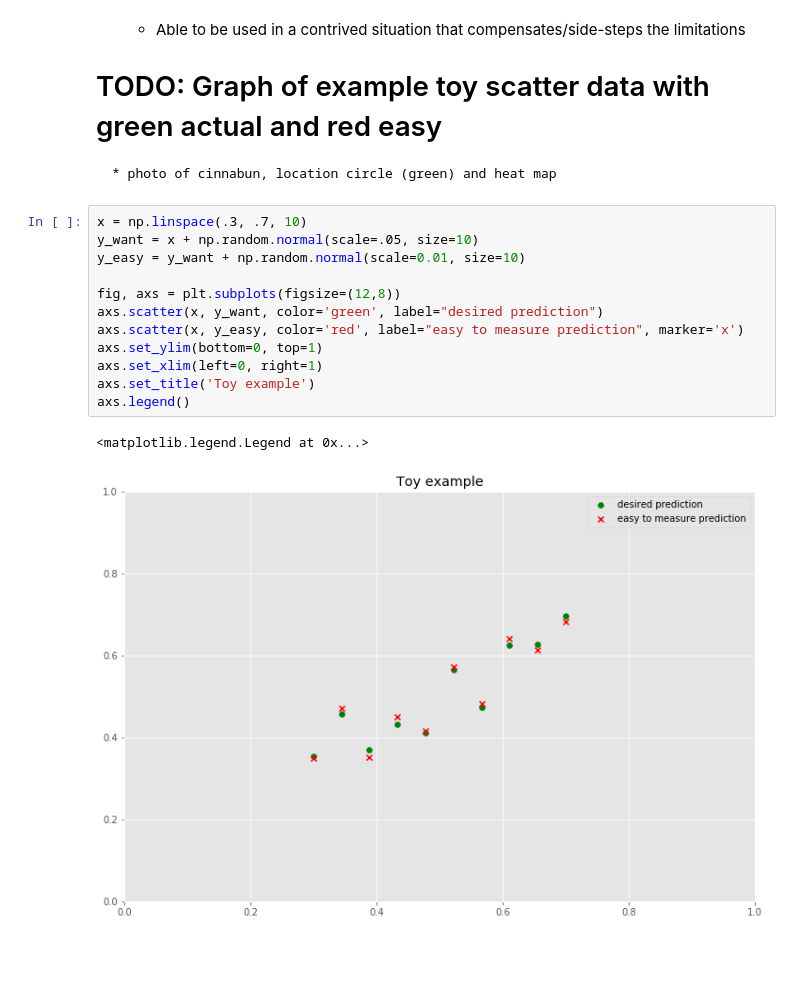
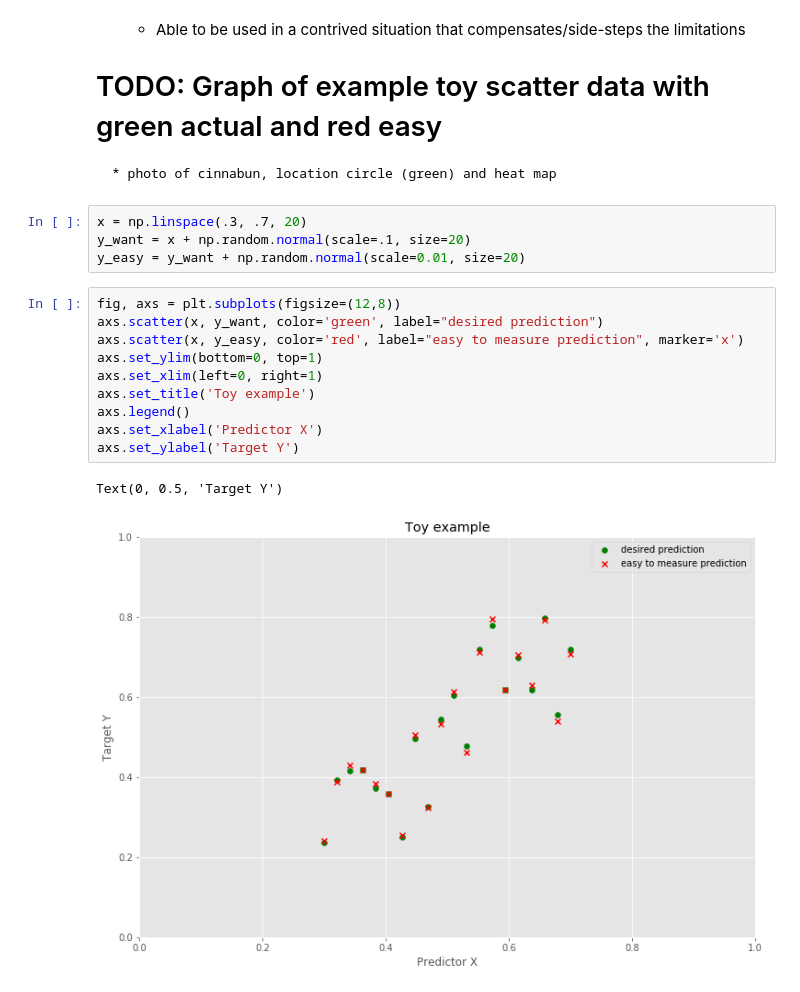
Before and after one commit to ErinMyLungs/1984-with-bunnies, a Jupyter notebook: presentation/presentation.ipynb, the cells around one changed output. Cells and saved outputs as stored; diff of their text form; blank space fills up the shorter version.

```diff
--- a/presentation/presentation.ipynb
+++ b/presentation/presentation.ipynb
@@ -33,18 +33,20 @@ The underlying idea:
     * Able to be used in a contrived situation that compensates/side-steps the limitations
 # TODO: Graph of example toy scatter data with green actual and red easy
     * photo of cinnabun, location circle (green) and heat map
+# %%
+x = np.linspace(.3, .7, 20)
+y_want = x + np.random.normal(scale=.1, size=20)
+y_easy = y_want + np.random.normal(scale=0.01, size=20)
 # %%
-x = np.linspace(.3, .7, 10)
-y_want = x + np.random.normal(scale=.05, size=10)
-y_easy = y_want + np.random.normal(scale=0.01, size=10)
-
 fig, axs = plt.subplots(figsize=(12,8))
 axs.scatter(x, y_want, color='green', label="desired prediction")
 axs.scatter(x, y_easy, color='red', label="easy to measure prediction", marker='x')
 axs.set_ylim(bottom=0, top=1)
 axs.set_xlim(left=0, right=1)
 axs.set_title('Toy example')
 axs.legend()
+axs.set_xlabel('Predictor X')
+axs.set_ylabel('Target Y')
 # %% [output]
-<matplotlib.legend.Legend at 0x...>
+Text(0, 0.5, 'Target Y')
-[figure, old version]
+[figure, new version]
```
Also changed, not shown: parts of 2 cells of this notebook.
